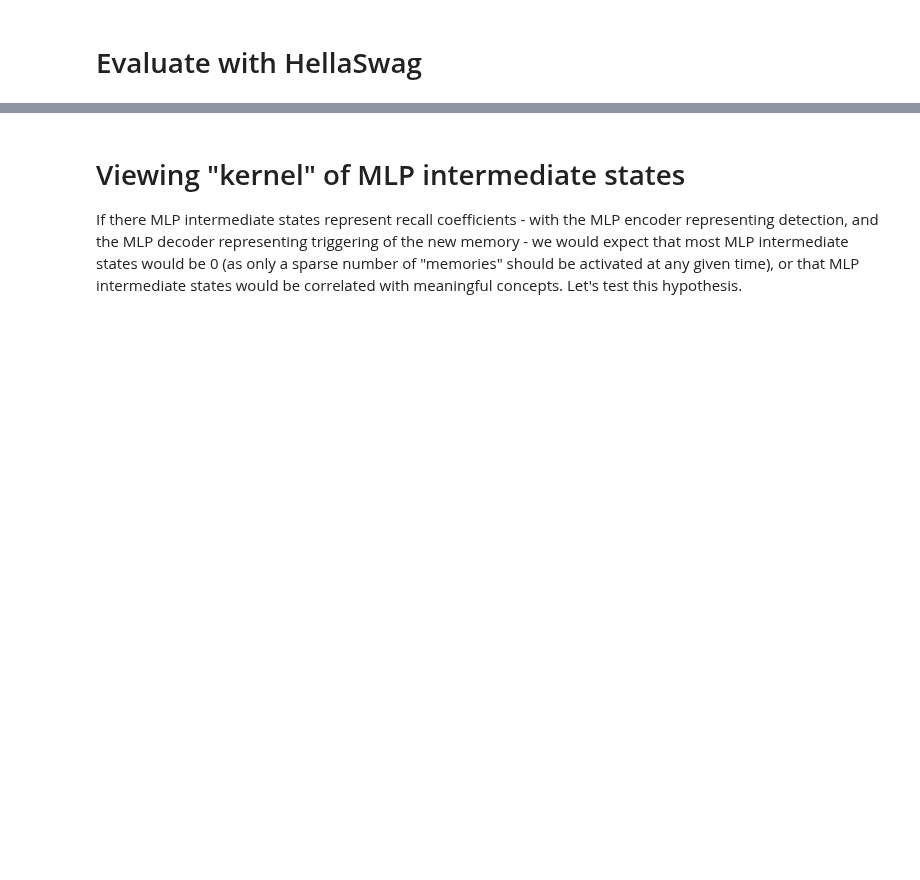
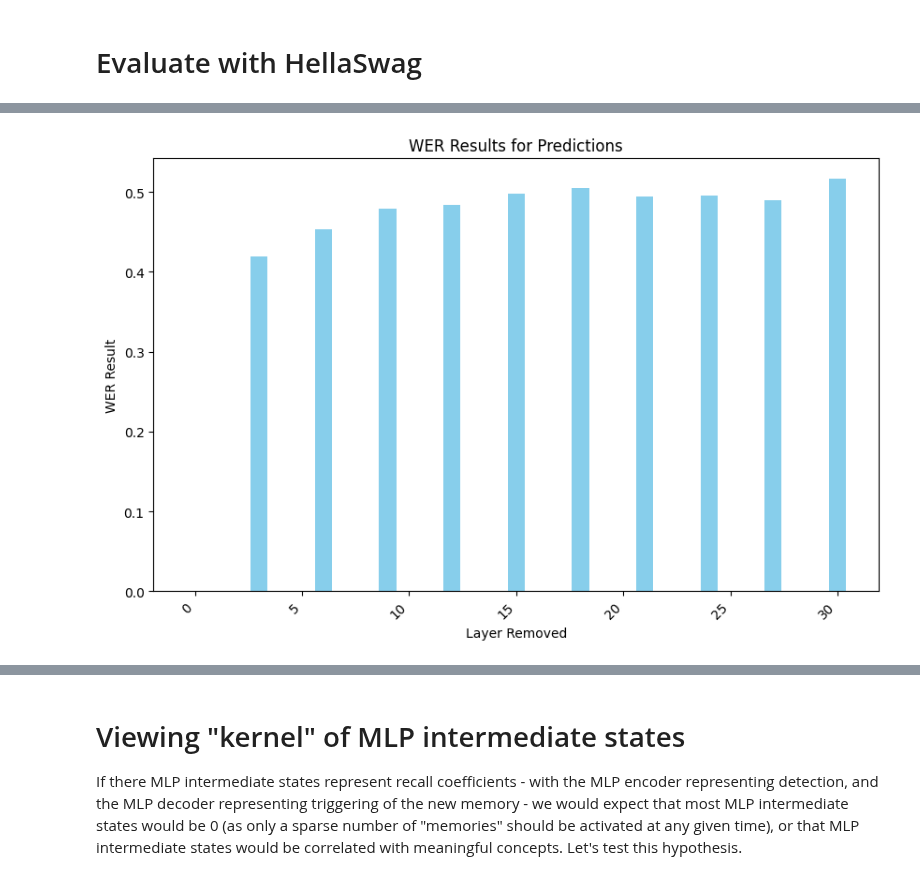
Before and after one commit to myfatemi04/cs-6501-nlp-project, a Jupyter notebook: test_hooked_phi.ipynb, the cells around one changed output, grey strips where cells are left out. Cells and saved outputs as stored; diff of their text form; code cells hidden in the pictures; blank space fills up the shorter version.

```diff
--- a/test_hooked_phi.ipynb
+++ b/test_hooked_phi.ipynb
@@ -16,7 +16,7 @@ dataset = load_dataset("Rowan/hellaswag", "en-US", split="train", cache_dir=CACH
 import numpy as np
 
 
-selected_indices = np.random.choice(len(dataset["ctx"]), 5, replace=False)
+selected_indices = np.random.choice(len(dataset["ctx"]), 100, replace=False)
 selected_prompts = [dataset["ctx"][i] for i in selected_indices]
 
 selected_prompts
@@ -131,15 +137,13 @@ Special tokens have been added in the vocabulary, make sure the associated word
 # %% [markdown]
 # Evaluate with HellaSwag
 # %%
-from evaluator import charcut_evaluator
-
 ground_truths = []
 predictions = {}
 
 for prompt in selected_prompts:
 
     # Ablate the last layer MLP.
-    for num_ablation_layers in range(0, 5, 2):
+    for num_ablation_layers in range(0, 32, 3):
 
         mask = torch.ones((model.config.num_hidden_layers, model.config.intermediate_size), dtype=torch.bool)
         if num_ablation_layers > 0:
@@ -193,0 +184,20 @@ False
+# %%
+import evaluate
+from typing import List
+
+results = {}
+
+rouge = evaluate.load("rouge", module_type="metric", cache_dir=CACHE_DIR)
+perplexity = evaluate.load("perplexity", module_type="metric", cache_dir=CACHE_DIR)
+wer = evaluate.load("wer", module_type="metric", cache_dir=CACHE_DIR)
+
+for key, value in predictions.items():
+    rouge_result = rouge.compute(references=ground_truths, predictions=value)
+    perplexity_result = perplexity.compute(predictions=value, model_id='microsoft/phi-2')
+    wer_result = wer.compute(references=ground_truths, predictions=value)
+
+    results[key] = {
+        'rouge_result': rouge_result,
+        'perplexity_result': perplexity_result,
+        'wer_result': wer_result
+    }
@@ -193,0 +216,18 @@ False
+# %%
+import matplotlib.pyplot as plt
+
+keys = list(results.keys())
+wer_results = [results[key]['wer_result'] for key in keys]
+
+# Creating the bar graph
+plt.figure(figsize=(10, 6))
+plt.bar(keys, wer_results, color='skyblue')
+
+plt.xlabel('Layer Removed')
+plt.ylabel('WER Result')
+plt.title('WER Results for Predictions')
+plt.xticks(rotation=45, ha="right")
+
+plt.show()
+# %% [output]
+[figure, added]
```
Also changed, not shown: parts of 9 cells of this notebook, 1 other file.
